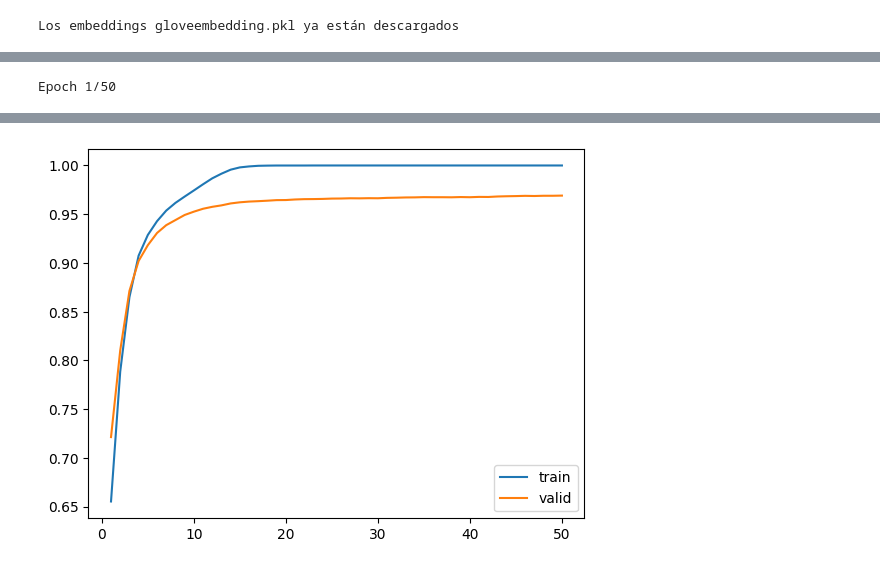
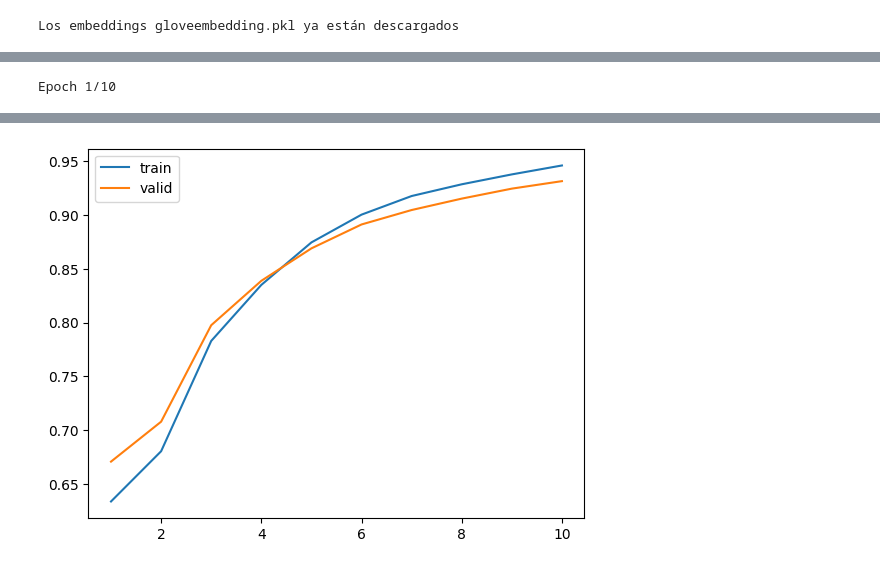
Before and after one commit to ezequielfernandez/pln-practicas, a Jupyter notebook: conversational_bot/bot_with_encoder_decoder.ipynb, the cells around one changed output, grey strips where cells are left out. Saved outputs shown, nothing was run; the diff lists cells and outputs as text; code cells hidden in the pictures.

```diff
--- a/conversational_bot/bot_with_encoder_decoder.ipynb
+++ b/conversational_bot/bot_with_encoder_decoder.ipynb
@@ -73,8 +73,15 @@ for line in data:
 
         input_sentence, output = chat_in, chat_out
 
-        output_sentence = output + ' <eos>'
-        output_sentence_input = '<sos> ' + output
+        if output[-1] == ' ':
+            output_sentence = output + '<eos>'
+        else:
+            output_sentence = output + ' <eos>'
+
+        if output[0] == ' ':
+            output_sentence_input = '<sos>' + output
+        else:
+            output_sentence_input = '<sos> ' + output
 
         input_sentences.append(input_sentence)
         output_sentences.append(output_sentence)
@@ -94,9 +101,9 @@ MAX_VOCAB_SIZE = 8000
 from keras.preprocessing.text import Tokenizer
 
 tokenizer = Tokenizer(num_words=MAX_VOCAB_SIZE, filters='!"#$%&()*+,-./:;=¿?@[\\]^_`{|}~\t\n')
-tokenizer.fit_on_texts(input_sentences + output_sentences + ['<eos>', '<sos>'])
+tokenizer.fit_on_texts(input_sentences + output_sentences + ["<sos>", "<eos>"])
 input_integer_seq = tokenizer.texts_to_sequences(input_sentences)
-output_integer_seq = tokenizer.texts_to_sequences(output_sentences + ['<eos>', '<sos>'])
+output_integer_seq = tokenizer.texts_to_sequences(output_sentences)
 output_input_integer_seq = tokenizer.texts_to_sequences(output_sentences_inputs)
 
 word2idx_inputs = tokenizer.word_index
@@ -295,7 +302,7 @@ embedding_matrix.shape
 from keras.models import Model
 from keras.layers import Input, LSTM, Dense
 
-n_units = 256
+n_units = 128
 
 # define training encoder
 encoder_inputs = Input(shape=(max_input_len))
@@ -415,7 +419,7 @@ import seaborn as sns
 hist = model.fit(
     [encoder_input_sequences, decoder_input_sequences],
     decoder_targets,
-    epochs=50,
+    epochs=10,
     validation_split=0.2)
 
 # Entrenamiento
@@ -424,4 +428,4 @@ sns.lineplot(x=epoch_count,  y=hist.history['accuracy'], label='train')
 sns.lineplot(x=epoch_count,  y=hist.history['val_accuracy'], label='valid')
 plt.show()
 # %% [output]
-Epoch 1/50
+Epoch 1/10
@@ -474,4 +480,4 @@ Epoch 50/50
-[figure, old version]
+[figure, new version]
 # %%
 # Armar los conversores de índice a palabra:
 idx2word_input = {v:k for k, v in word2idx_inputs.items()}
```
Also changed, not shown: parts of 17 cells of this notebook, 3 other files.
